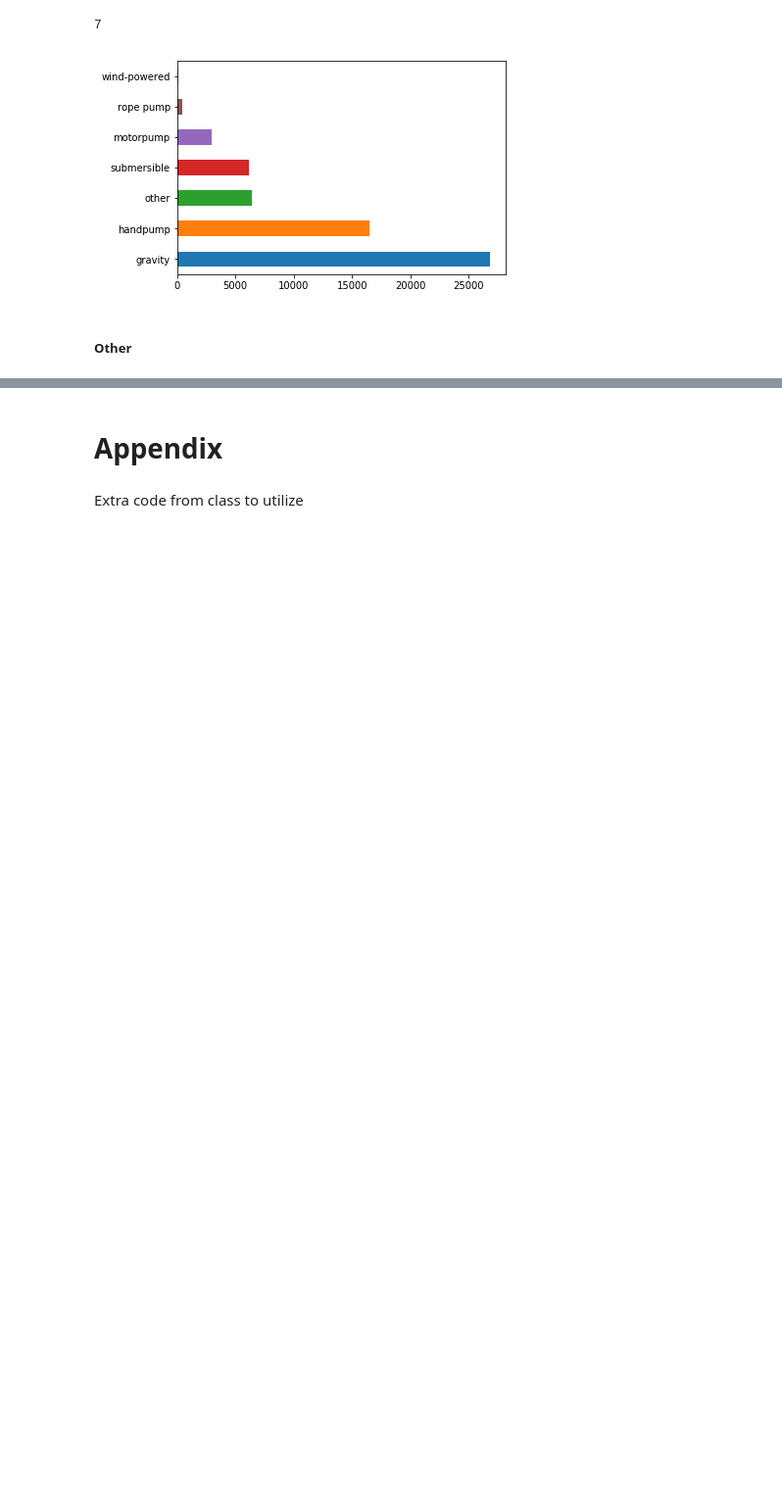
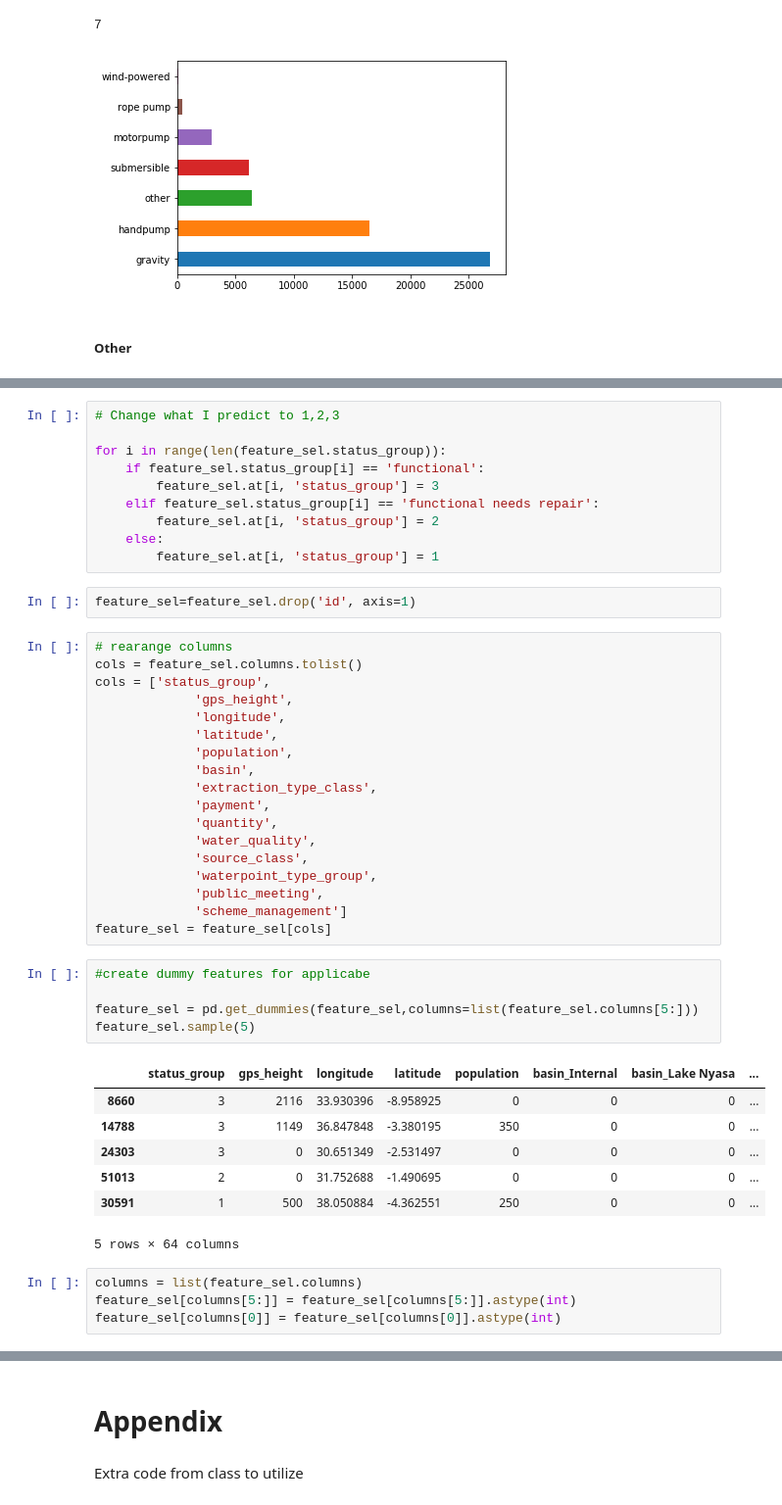
Before and after one commit to amycurneen/Metis-Curneen, a Jupyter notebook: 3 - Water Pumps/Water Data.ipynb, the cells around one changed output, grey strips where cells are left out. Shown: that part at 98% size. Saved outputs shown, nothing was run; the diff lists cells and outputs as text; blank space fills up the shorter version.

```diff
--- a/3 - Water Pumps/Water Data.ipynb
+++ b/3 - Water Pumps/Water Data.ipynb
@@ -336,0 +359,47 @@ Things to add to my project
+# %%
+# Change what I predict to 1,2,3
+
+for i in range(len(feature_sel.status_group)):
+    if feature_sel.status_group[i] == 'functional':
+        feature_sel.at[i, 'status_group'] = 3
+    elif feature_sel.status_group[i] == 'functional needs repair':
+        feature_sel.at[i, 'status_group'] = 2
+    else:
+        feature_sel.at[i, 'status_group'] = 1
+# %%
+feature_sel=feature_sel.drop('id', axis=1)
+# %%
+# rearange columns
+cols = feature_sel.columns.tolist()
+cols = ['status_group',
+             'gps_height',
+             'longitude',
+             'latitude',
+             'population',
+             'basin',
+             'extraction_type_class',
+             'payment',
+             'quantity',
+             'water_quality',
+             'source_class',
+             'waterpoint_type_group',
+             'public_meeting',
+             'scheme_management']
+feature_sel = feature_sel[cols]
+# %%
+#create dummy features for applicabe
+
+feature_sel = pd.get_dummies(feature_sel,columns=list(feature_sel.columns[5:]))
+feature_sel.sample(5)
+# %% [output]
+|  | status_group | gps_height | longitude | latitude | population | basin_Internal | basin_Lake Nyasa | ... |
+| 8660 | 3 | 2116 | 33.930396 | -8.958925 | 0 | 0 | 0 | ... |
+| 14788 | 3 | 1149 | 36.847848 | -3.380195 | 350 | 0 | 0 | ... |
+| 24303 | 3 | 0 | 30.651349 | -2.531497 | 0 | 0 | 0 | ... |
+| 51013 | 2 | 0 | 31.752688 | -1.490695 | 0 | 0 | 0 | ... |
+| 30591 | 1 | 500 | 38.050884 | -4.362551 | 250 | 0 | 0 | ... |
+5 rows × 64 columns
+# %%
+columns = list(feature_sel.columns)
+feature_sel[columns[5:]] = feature_sel[columns[5:]].astype(int)
+feature_sel[columns[0]] = feature_sel[columns[0]].astype(int)
```
Also changed, not shown: parts of 64 cells of this notebook, 6 other files.
